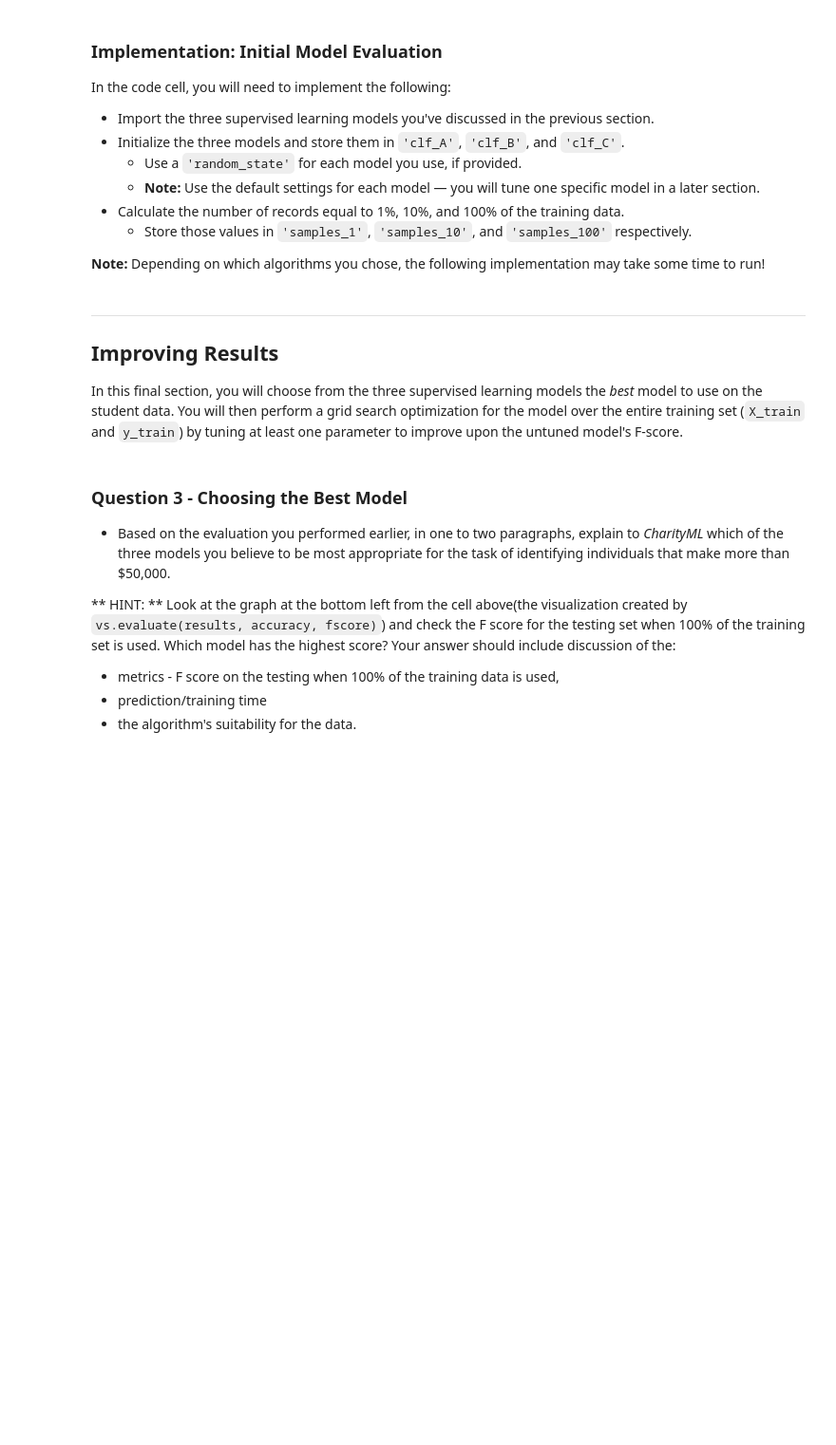
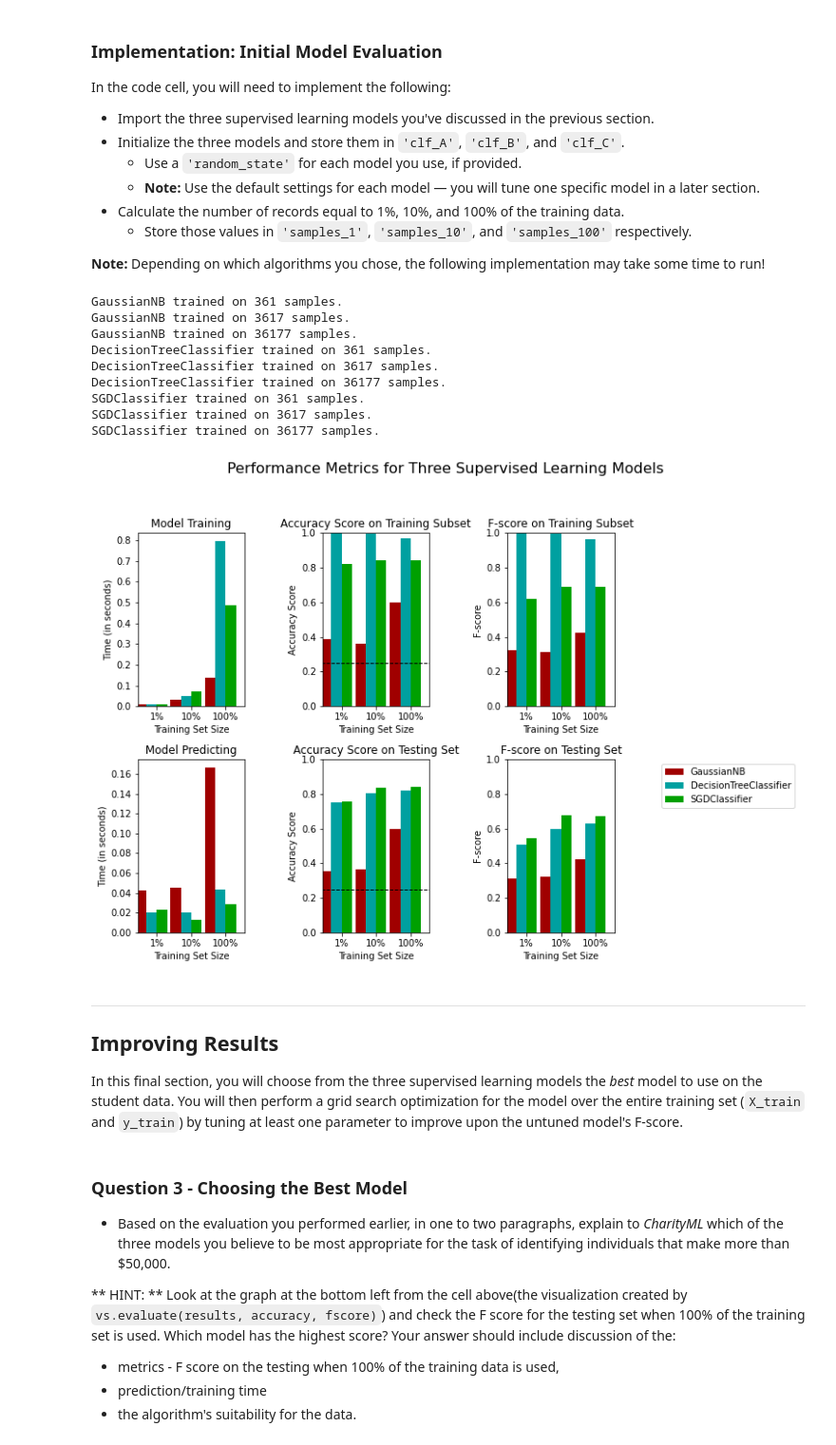
Before and after one commit to niklas-joh/Machine-Learning-Project-Supervised-Learning, a Jupyter notebook: finding_donors.ipynb, the cells around one changed output. Shown: that part at 95% size. Cells and saved outputs as stored; diff of their text form; code cells hidden in the pictures; blank space fills up the shorter version.

Commit message:
Fixes #2: Create Initial Model Evaluation

```diff
--- a/finding_donors.ipynb
+++ b/finding_donors.ipynb
@@ -349,10 +349,10 @@ def train_predict(learner, sample_size, X_train, y_train, X_test, y_test):
     results['acc_test'] = accuracy_score(y_test, predictions_test)
 
     # TODO: Compute F-score on the the first 300 training samples using fbeta_score()
-    results['f_train'] = fbeta_score(income[:sample_size], predictions_train[:sample_size], beta = 0.5)
+    results['f_train'] = fbeta_score(y_train[:sample_size], predictions_train[:sample_size], beta = 0.5)
 
     # TODO: Compute F-score on the test set which is y_test
-    results['f_test'] = fbeta_score(income[:sample_size], y_test[:sample_size], beta = 0.5)
+    results['f_test'] = fbeta_score(y_test, predictions_test, beta = 0.5)
 
     # Success
     print("{} trained on {} samples.".format(learner.__class__.__name__, sample_size))
@@ -387,41 +387,79 @@ In the code cell, you will need to implement the following:
 **Note:** Depending on which algorithms you chose, the following implementation may take some time to run!
 # %%
 # TODO: Import the three supervised learning models from sklearn
+from sklearn.naive_bayes import GaussianNB
+from sklearn.tree import DecisionTreeClassifier
+from sklearn.linear_model import SGDClassifier
+
 '''
 Possible models and their import names
     Gaussian Naive Bayes (GaussianNB)
+        >>> from sklearn.naive_bayes import GaussianNB
+        >>> https://scikit-learn.org/stable/modules/generated/sklearn.naive_bayes.GaussianNB.html
     Decision Trees
+        >>> from sklearn.tree import DecisionTreeClassifier
+        >>> https://scikit-learn.org/stable/modules/generated/sklearn.tree.DecisionTreeClassifier.html
+
     Ensemble Methods (Bagging, AdaBoost, Random Forest, Gradient Boosting)
+        >>> from sklearn.ensemble import BaggingClassifier
+        >>> from sklearn.ensemble import RandomForestClassifier
+        >>> from sklearn.ensemble import AdaBoostClassifier
+        >>> from sklearn.ensemble import GradientBoostingClassifier
+        >>> https://scikit-learn.org/stable/modules/ensemble.html
+
     K-Nearest Neighbors (KNeighbors)
+        >>> from sklearn.neighbors import KNeighborsClassifier
+        >>> https://scikit-learn.org/stable/modules/ensemble.html
+
     Stochastic Gradient Descent Classifier (SGDC)
+        >>> from sklearn.linear_model import SGDClassifier
+        >>> https://scikit-learn.org/stable/modules/sgd.html
+
     Support Vector Machines (SVM)
+        >>> from sklearn import svm
+        >>> https://scikit-learn.org/stable/modules/svm.html
+
     Logistic Regression
+        >>> from sklearn.linear_model import LogisticRegression
+        >>> https://scikit-learn.org/stable/modules/generated/sklearn.linear_model.LogisticRegression.html
+
 '''
 
 # TODO: Initialize the three models
-clf_A = None
-clf_B = None
-clf_C = None
+clf_A = GaussianNB()
+clf_B = DecisionTreeClassifier()
+clf_C = SGDClassifier()
 
 # TODO: Calculate the number of samples for 1%, 10%, and 100% of the training data
 # HINT: samples_100 is the entire training set i.e. len(y_train)
 # HINT: samples_10 is 10% of samples_100 (ensure to set the count of the values to be `int` and not `float`)
 # HINT: samples_1 is 1% of samples_100 (ensure to set the count of the values to be `int` and not `float`)
-samples_100 = None
-samples_10 = None
-samples_1 = None
+samples_100 = y_train.shape[0]
+samples_10 = int(samples_100 * 0.1)
+samples_1 = int(samples_10 * 0.1)
 
 # Collect results on the learners
 results = {}
 for clf in [clf_A, clf_B, clf_C]:
     clf_name = clf.__class__.__name__
     results[clf_name] = {}
     for i, samples in enumerate([samples_1, samples_10, samples_100]):
         results[clf_name][i] = \
         train_predict(clf, samples, X_train, y_train, X_test, y_test)
 
 # Run metrics visualization for the three supervised learning models chosen
 vs.evaluate(results, accuracy, fscore)
+# %% [output]
+GaussianNB trained on 361 samples.
+GaussianNB trained on 3617 samples.
+GaussianNB trained on 36177 samples.
+DecisionTreeClassifier trained on 361 samples.
+DecisionTreeClassifier trained on 3617 samples.
+DecisionTreeClassifier trained on 36177 samples.
+SGDClassifier trained on 361 samples.
+SGDClassifier trained on 3617 samples.
+SGDClassifier trained on 36177 samples.
+[figure, added]
 # %% [markdown]
 ----
 ## Improving Results
```
Also changed, not shown: parts of 1 cell of this notebook.
